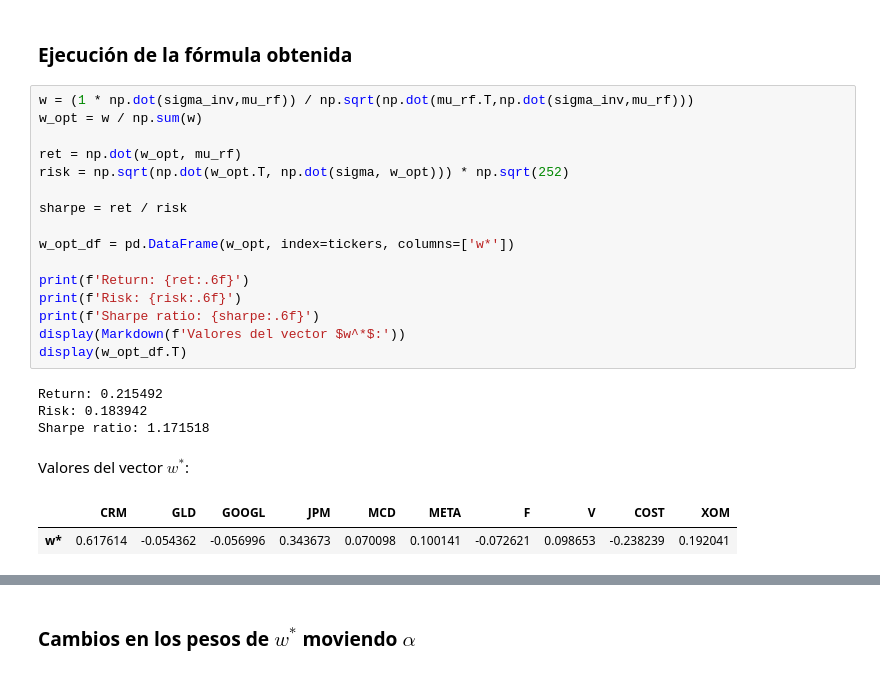
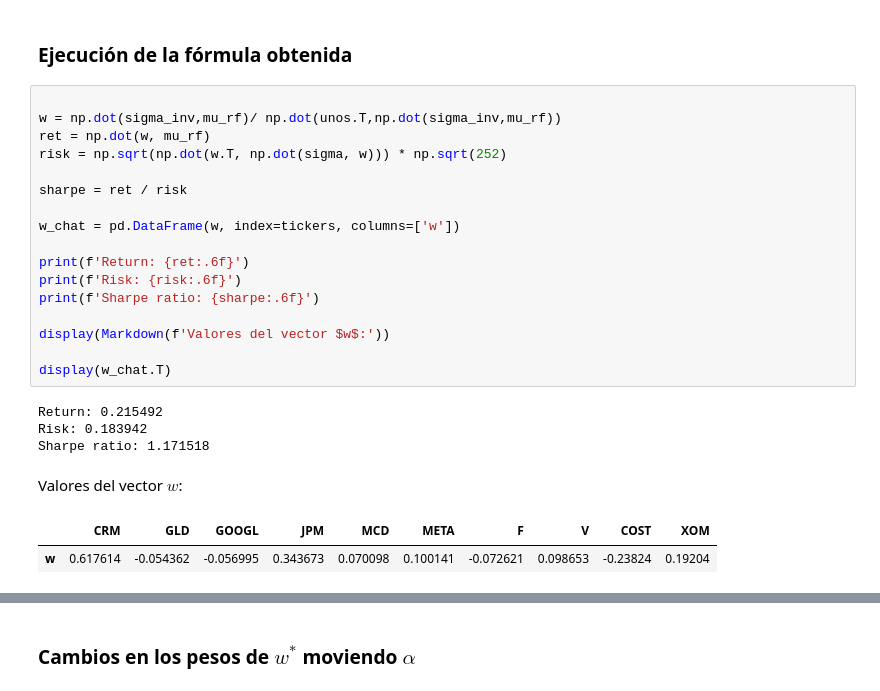
Before and after one commit to LuisMB09/metodos_optimizacion, a Jupyter notebook: opt_sharpe.ipynb, the cells around one changed output, grey strips where cells are left out. Drawn from its saved outputs; the diff is of its cells as text.

```diff
--- a/opt_sharpe.ipynb
+++ b/opt_sharpe.ipynb
@@ -175,27 +180,28 @@ unos = np.ones(len(mu)) # Vector de unos
 # %% [markdown]
 ### Ejecución de la fórmula obtenida
 # %%
-w = (1 * np.dot(sigma_inv,mu_rf)) / np.sqrt(np.dot(mu_rf.T,np.dot(sigma_inv,mu_rf)))
-w_opt = w / np.sum(w)
 
-ret = np.dot(w_opt, mu_rf)
-risk = np.sqrt(np.dot(w_opt.T, np.dot(sigma, w_opt))) * np.sqrt(252)
+w = np.dot(sigma_inv,mu_rf)/ np.dot(unos.T,np.dot(sigma_inv,mu_rf))
+ret = np.dot(w, mu_rf)
+risk = np.sqrt(np.dot(w.T, np.dot(sigma, w))) * np.sqrt(252)
 
 sharpe = ret / risk
 
-w_opt_df = pd.DataFrame(w_opt, index=tickers, columns=['w*'])
+w_chat = pd.DataFrame(w, index=tickers, columns=['w'])
 
 print(f'Return: {ret:.6f}')
 print(f'Risk: {risk:.6f}')
 print(f'Sharpe ratio: {sharpe:.6f}')
-display(Markdown(f'Valores del vector $w^*$:'))
-display(w_opt_df.T)
+
+display(Markdown(f'Valores del vector $w$:'))
+
+display(w_chat.T)
 # %% [output]
 Return: 0.215492
 Risk: 0.183942
 Sharpe ratio: 1.171518
-Valores del vector $w^*$:
+Valores del vector $w$:
 |  | CRM | GLD | GOOGL | JPM | MCD | META | F | V | COST | XOM |
-| w* | 0.617614 | -0.054362 | -0.056996 | 0.343673 | 0.070098 | 0.100141 | -0.072621 | 0.098653 | -0.238239 | 0.192041 |
+| w | 0.617614 | -0.054362 | -0.056995 | 0.343673 | 0.070098 | 0.100141 | -0.072621 | 0.098653 | -0.23824 | 0.19204 |
 # %%
 plt.figure(figsize=(10, 6))
```
Also changed, not shown: parts of 8 cells of this notebook.
